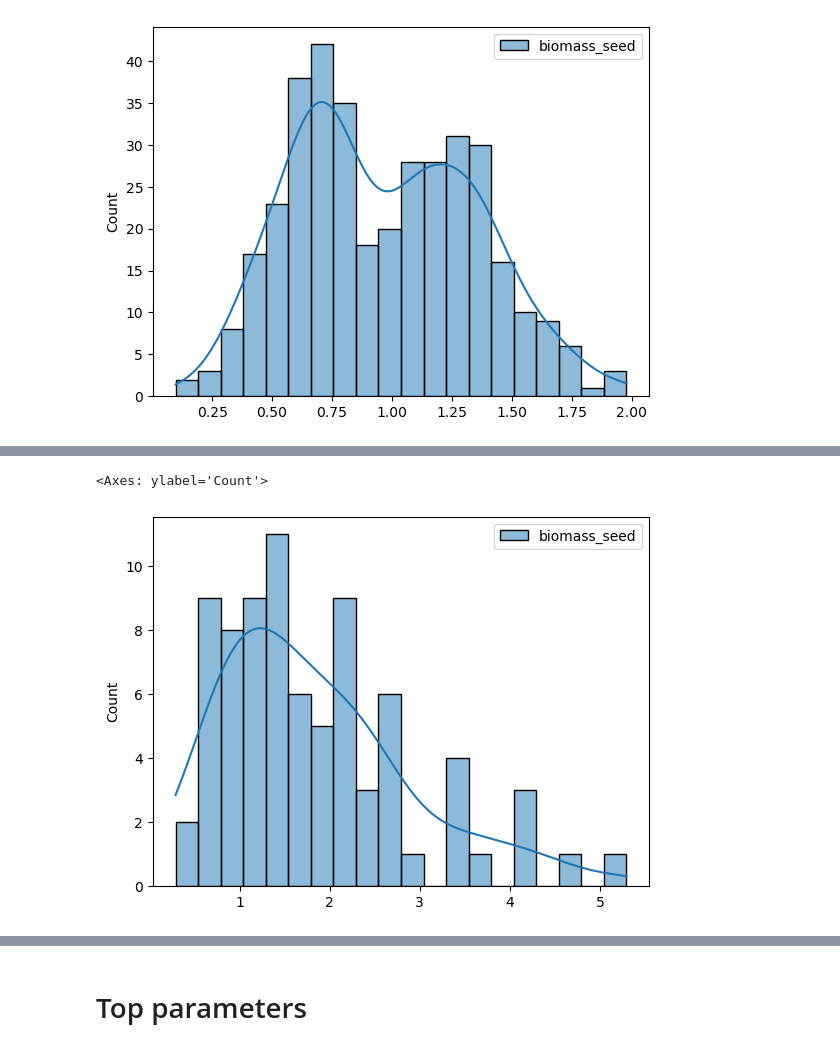
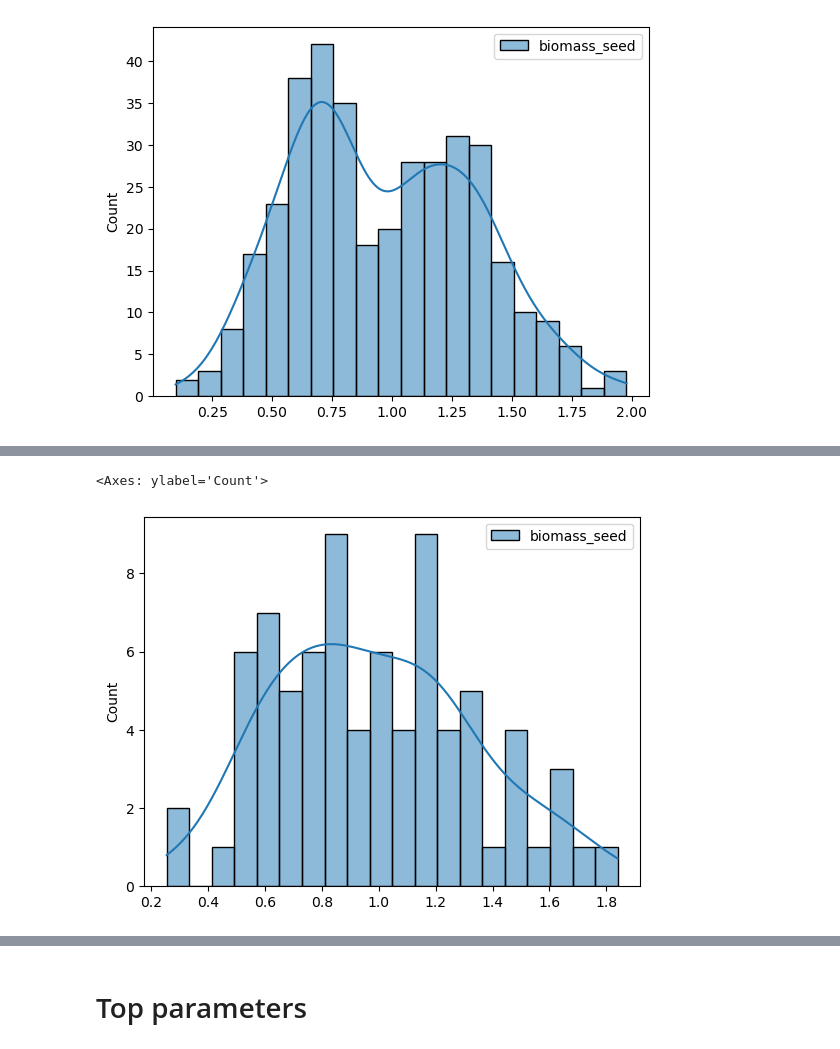
Before and after one commit to kabsmeiou/plant-density, a Jupyter notebook: fine_tuning.ipynb, the cells around one changed output, grey strips where cells are left out. Saved outputs shown, nothing was run; the diff lists cells and outputs as text; code cells hidden in the pictures.

```diff
--- a/fine_tuning.ipynb
+++ b/fine_tuning.ipynb
@@ -55,7 +13,7 @@ y_test shape: (106, 1)
 # %%
 # merge the dataset to create a validation set
-X = pd.concat([X_train, X_test], axis=0)
-y = np.log1p(pd.concat([y_train, y_test], axis=0))
+X = pd.read_csv('combined_df.csv')
+y = pd.read_csv('y_test_combined.csv')
 # %%
 import seaborn as sns
 import matplotlib.pyplot as plt
@@ -212,10 +170,10 @@ XGBRegressor(base_score=None, booster=None, callbacks=None,
              multi_strategy=None, n_estimators=800, n_jobs=None,
              num_parallel_tree=None, ...)
 # %%
-sns.histplot(y_test_exp, bins=20, kde=True)
+sns.histplot(y_test, bins=20, kde=True)
 # %% [output]
 <Axes: ylabel='Count'>
-[figure, old version]
+[figure, new version]
 # %%
 y_pred = final_model.predict(X_test)
 y_pred_exp = np.expm1(y_pred)  # revert log-transform
```
Also changed, not shown: parts of 11 cells of this notebook, 10 other files.
